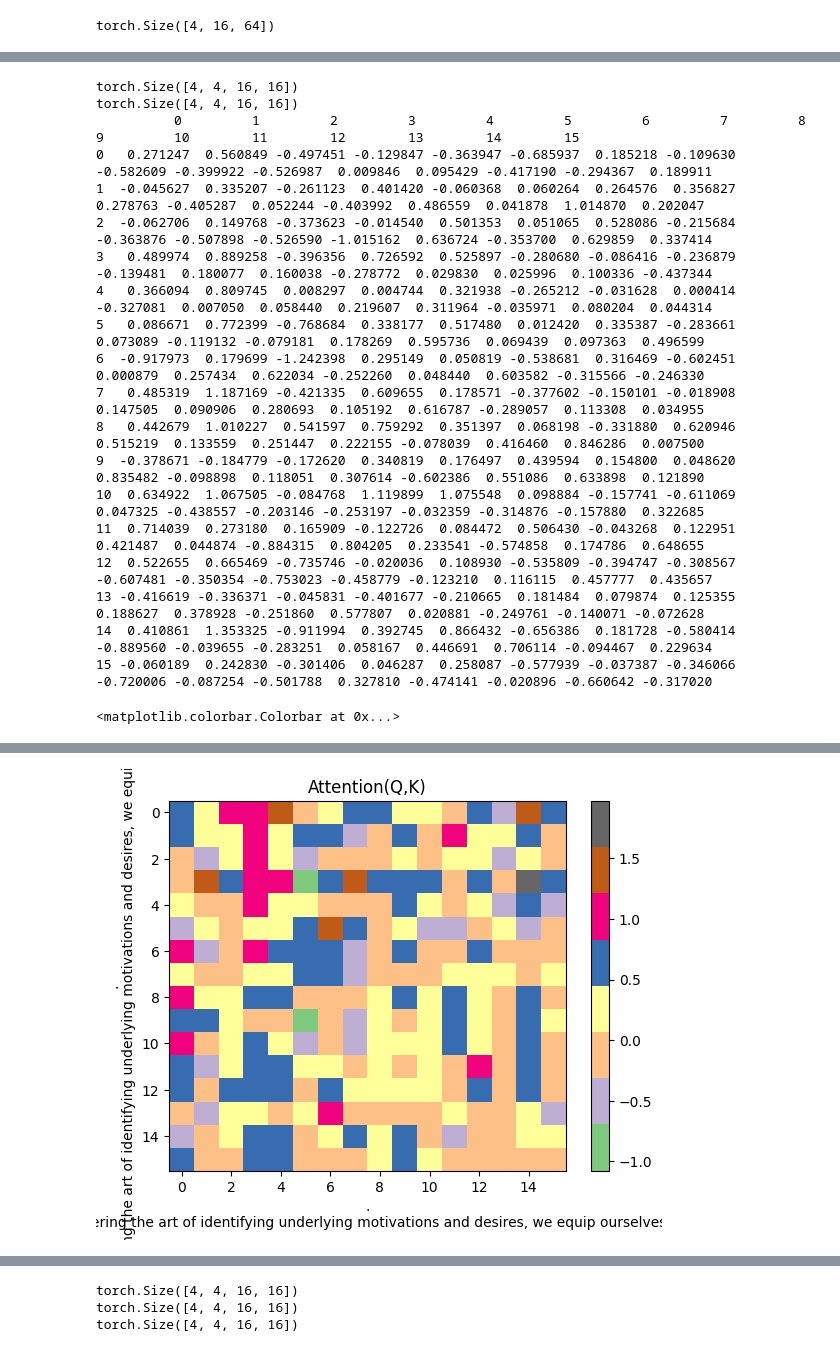
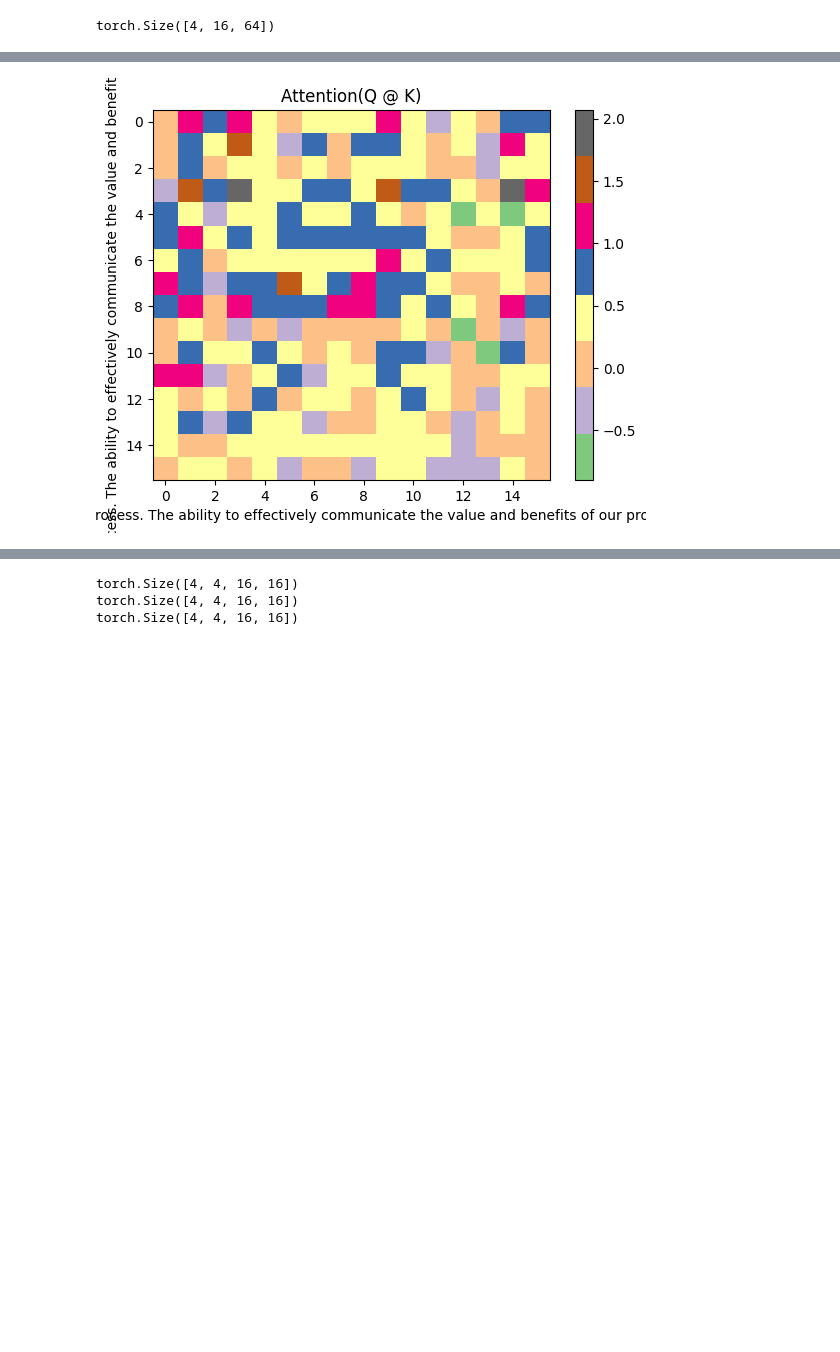
Before and after one commit to waylandzhang/Transformer-from-scratch, a Jupyter notebook: step-by-step.ipynb, the cells around one changed output, grey strips where cells are left out. Saved outputs shown, nothing was run; the diff lists cells and outputs as text; code cells hidden in the pictures; blank space fills up the shorter version.

```diff
--- a/step-by-step.ipynb
+++ b/step-by-step.ipynb
@@ -74,7 +66,7 @@ Chapter 1: Building Rapport and Capturing
 By mastering the art of identifying underlying motivations and desires, we equip ourselves with
 # %%
 # Split train and validation
-split_idx = int(len(tokenized_text) * 0.8)
+split_idx = int(len(tokenized_text) * 0.9)
 train_data = tokenized_text[:split_idx]
 val_data = tokenized_text[split_idx:]
 # %%
@@ -100,5 +92,5 @@ Our batches:
 # %%
 # Define Token Embedding look-up table
-token_embedding_lookup_table = nn.Embedding(max_token_value, d_model)
+token_embedding_lookup_table = nn.Embedding(max_token_value+1, d_model)
 print("Token Embedding Look-up table: ", token_embedding_lookup_table)
 # %% [output]
@@ -106,4 +98,6 @@ Token Embedding Look-up table:  Embedding(100069, 64)
 # %%
 # Get x and y embedding
-x = token_embedding_lookup_table(x_batch.data) # [4, 16, 64] [batch_size, context_length, d_model]
-y = token_embedding_lookup_table(y_batch.data)
+x_batch_embedding = token_embedding_lookup_table(x_batch.data) # [4, 16, 64] [batch_size, context_length, d_model]
+y_batch_embedding = token_embedding_lookup_table(y_batch.data)
+
+x_batch_embedding.shape, y_batch_embedding.shape
@@ -173,8 +150,7 @@ visualize_pe(position_encoding_lookup_table2_np)
 [figure]
 # %%
 # Add positional encoding into the input embedding vector
-input_embedding_x = x + position_encoding_lookup_table # [4, 16, 64] [batch_size, context_length, d_model]
-input_embedding_y = y + position_encoding_lookup_table
-x_plot = input_embedding_x[0].detach().cpu().numpy()
-print("Final Input Embedding of x: \n", pd.DataFrame(x_plot))
+input_embedding_x = x_batch_embedding + position_encoding_lookup_table # [4, 16, 64] [batch_size, context_length, d_model]
+input_embedding_y = y_batch_embedding + position_encoding_lookup_table
+pd.DataFrame(input_embedding_x[0].detach().cpu().numpy())
 # %% [output]
@@ -253,34 +227,13 @@ K = K.transpose(1, 2) # [4, 4, 16, 16]
 V = V.transpose(1, 2) # [4, 4, 16, 16]
 # %%
 # Calculate the attention score
-print(Q.shape)
-print(K.shape)
 attention_score = torch.matmul(Q, K.transpose(-2, -1)) / math.sqrt(d_model // num_heads) # [4, 4, 16, 16]
-print(pd.DataFrame(attention_score[0][0].detach().cpu().numpy()))
+
 # Illustration only
 plt.imshow(attention_score[1, 1].detach().cpu().numpy(), "Accent", aspect="auto")
-plt.title("Attention(Q,K)")
+plt.title("Attention(Q @ K)") #plot attention in the first head of the first batch
 plt.xlabel(encoding.decode(x_batch[0].tolist()))
 plt.ylabel(encoding.decode(x_batch[0].tolist()))
 plt.colorbar()
+pd.DataFrame(attention_score[0][0].detach().cpu().numpy())
 # %% [output]
-torch.Size([4, 4, 16, 16])
-torch.Size([4, 4, 16, 16])
-          0         1         2         3         4         5         6         7         8         9         10        11        12        13        14        15
-0   0.271247  0.560849 -0.497451 -0.129847 -0.363947 -0.685937  0.185218 -0.109630 -0.582609 -0.399922 -0.526987  0.009846  0.095429 -0.417190 -0.294367  0.189911
-1  -0.045627  0.335207 -0.261123  0.401420 -0.060368  0.060264  0.264576  0.356827  0.278763 -0.405287  0.052244 -0.403992  0.486559  0.041878  1.014870  0.202047
-2  -0.062706  0.149768 -0.373623 -0.014540  0.501353  0.051065  0.528086 -0.215684 -0.363876 -0.507898 -0.526590 -1.015162  0.636724 -0.353700  0.629859  0.337414
-3   0.489974  0.889258 -0.396356  0.726592  0.525897 -0.280680 -0.086416 -0.236879 -0.139481  0.180077  0.160038 -0.278772  0.029830  0.025996  0.100336 -0.437344
-4   0.366094  0.809745  0.008297  0.004744  0.321938 -0.265212 -0.031628  0.000414 -0.327081  0.007050  0.058440  0.219607  0.311964 -0.035971  0.080204  0.044314
-5   0.086671  0.772399 -0.768684  0.338177  0.517480  0.012420  0.335387 -0.283661  0.073089 -0.119132 -0.079181  0.178269  0.595736  0.069439  0.097363  0.496599
-6  -0.917973  0.179699 -1.242398  0.295149  0.050819 -0.538681  0.316469 -0.602451  0.000879  0.257434  0.622034 -0.252260  0.048440  0.603582 -0.315566 -0.246330
-7   0.485319  1.187169 -0.421335  0.609655  0.178571 -0.377602 -0.150101 -0.018908  0.147505  0.090906  0.280693  0.105192  0.616787 -0.289057  0.113308  0.034955
-8   0.442679  1.010227  0.541597  0.759292  0.351397  0.068198 -0.331880  0.620946  0.515219  0.133559  0.251447  0.222155 -0.078039  0.416460  0.846286  0.007500
-9  -0.378671 -0.184779 -0.172620  0.340819  0.176497  0.439594  0.154800  0.048620  0.835482 -0.098898  0.118051  0.307614 -0.602386  0.551086  0.633898  0.121890
-10  0.634922  1.067505 -0.084768  1.119899  1.075548  0.098884 -0.157741 -0.611069  0.047325 -0.438557 -0.203146 -0.253197 -0.032359 -0.314876 -0.157880  0.322685
-11  0.714039  0.273180  0.165909 -0.122726  0.084472  0.506430 -0.043268  0.122951  0.421487  0.044874 -0.884315  0.804205  0.233541 -0.574858  0.174786  0.648655
-12  0.522655  0.665469 -0.735746 -0.020036  0.108930 -0.535809 -0.394747 -0.308567 -0.607481 -0.350354 -0.753023 -0.458779 -0.123210  0.116115  0.457777  0.435657
-13 -0.416619 -0.336371 -0.045831 -0.401677 -0.210665  0.181484  0.079874  0.125355  0.188627  0.378928 -0.251860  0.577807  0.020881 -0.249761 -0.140071 -0.072628
-14  0.410861  1.353325 -0.911994  0.392745  0.866432 -0.656386  0.181728 -0.580414 -0.889560 -0.039655 -0.283251  0.058167  0.446691  0.706114 -0.094467  0.229634
-15 -0.060189  0.242830 -0.301406  0.046287  0.258087 -0.577939 -0.037387 -0.346066 -0.720006 -0.087254 -0.501788  0.327810 -0.474141 -0.020896 -0.660642 -0.317020
-<matplotlib.colorbar.Colorbar at 0x...>
@@ -287,4 +257,4 @@ torch.Size([4, 4, 16, 16])
-[figure, old version]
+[figure, new version]
 # %%
 # Apply Mask to attention scores
 attention_score = attention_score.masked_fill(torch.triu(torch.ones(attention_score.shape[-2:]), diagonal=1).bool(), float('-inf'))#[4, 4, 16, 16] [batch_size, num_heads, context_length, context_length]
```
Also changed, not shown: parts of 28 cells of this notebook.
